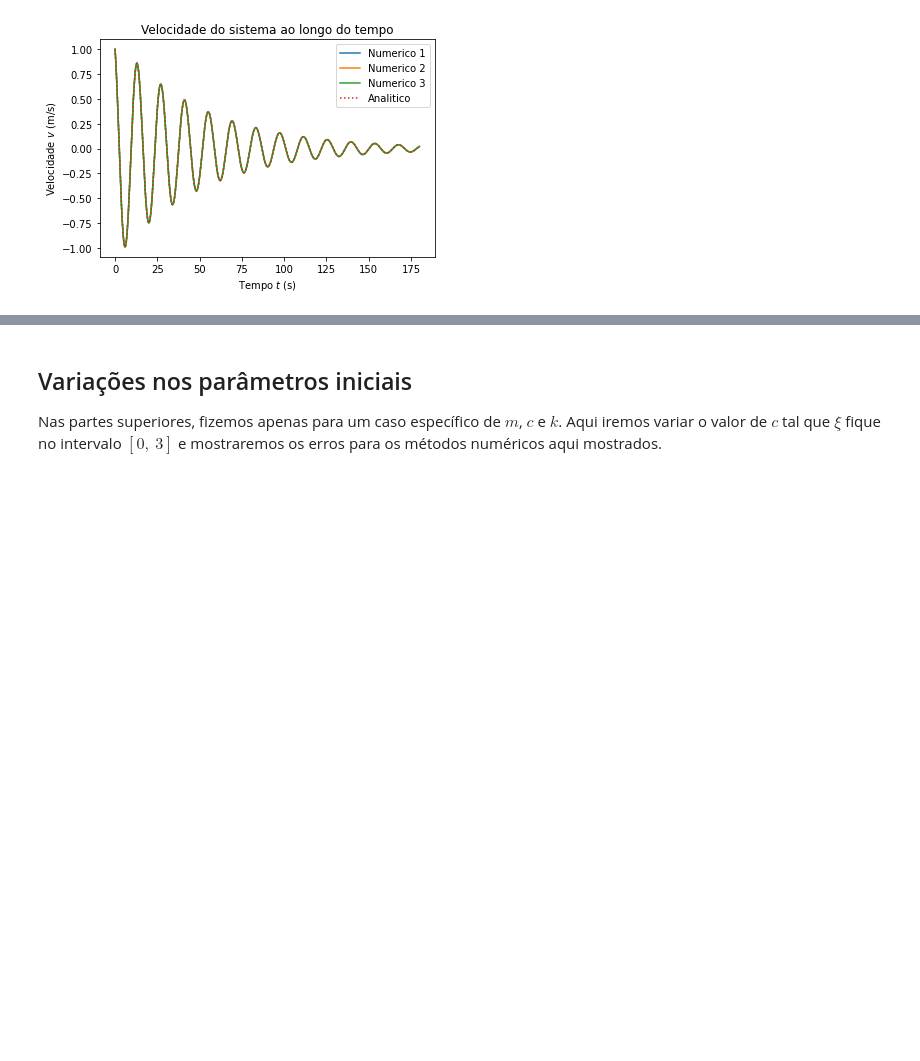
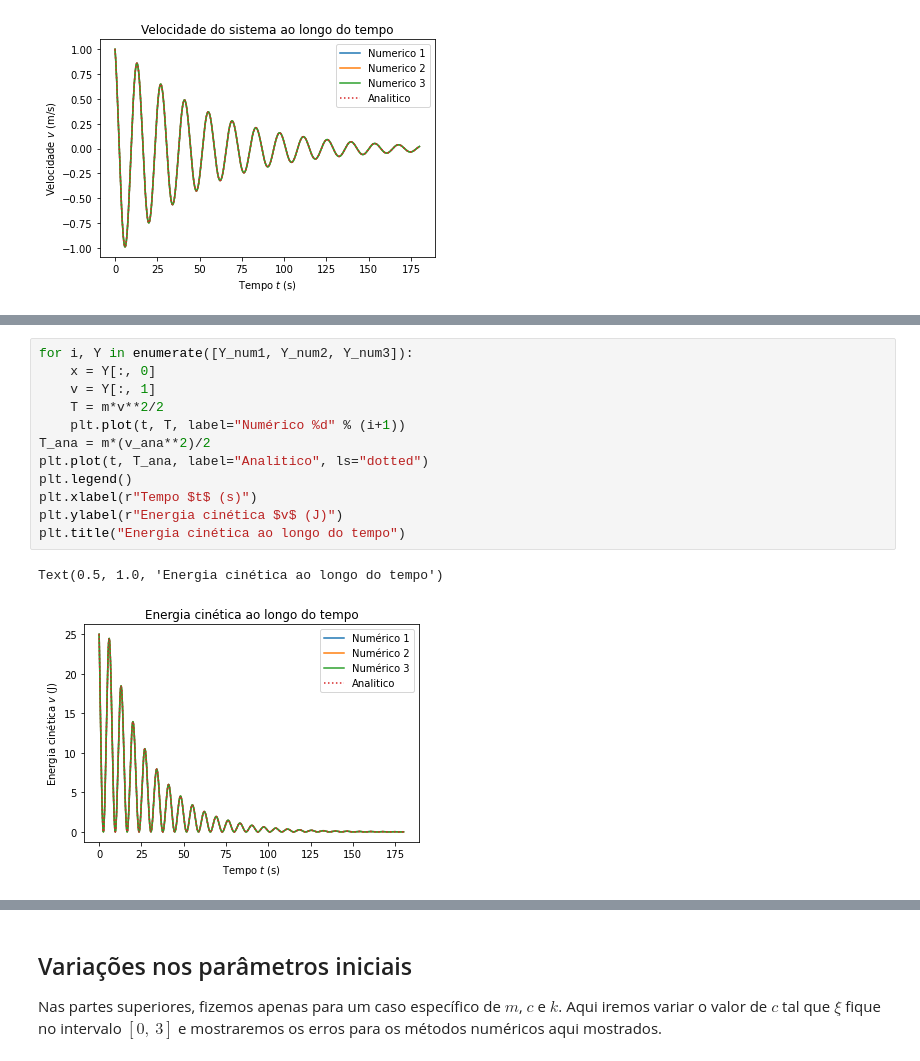
Before and after one commit to carlos-adir/UnB-Courses, a Jupyter notebook: vibracoes/sistema-massa-mola.ipynb, the cells around one changed output, grey strips where cells are left out. Drawn from its saved outputs; the diff is of its cells as text; blank space fills up the shorter version.

```diff
--- a/vibracoes/sistema-massa-mola.ipynb
+++ b/vibracoes/sistema-massa-mola.ipynb
@@ -1138,0 +1152,15 @@ Text(0.5, 1.0, 'Velocidade do sistema ao longo do tempo')
+# %%
+for i, Y in enumerate([Y_num1, Y_num2, Y_num3]):
+    x = Y[:, 0]
+    v = Y[:, 1]
+    T = m*v**2/2
+    plt.plot(t, T, label="Numérico %d" % (i+1))
+T_ana = m*(v_ana**2)/2
+plt.plot(t, T_ana, label="Analitico", ls="dotted")
+plt.legend()
+plt.xlabel(r"Tempo $t$ (s)")
+plt.ylabel(r"Energia cinética $v$ (J)")
+plt.title("Energia cinética ao longo do tempo")
+# %% [output]
+Text(0.5, 1.0, 'Energia cinética ao longo do tempo')
+[figure, added]
```
Also changed, not shown: parts of 3 cells of this notebook.
